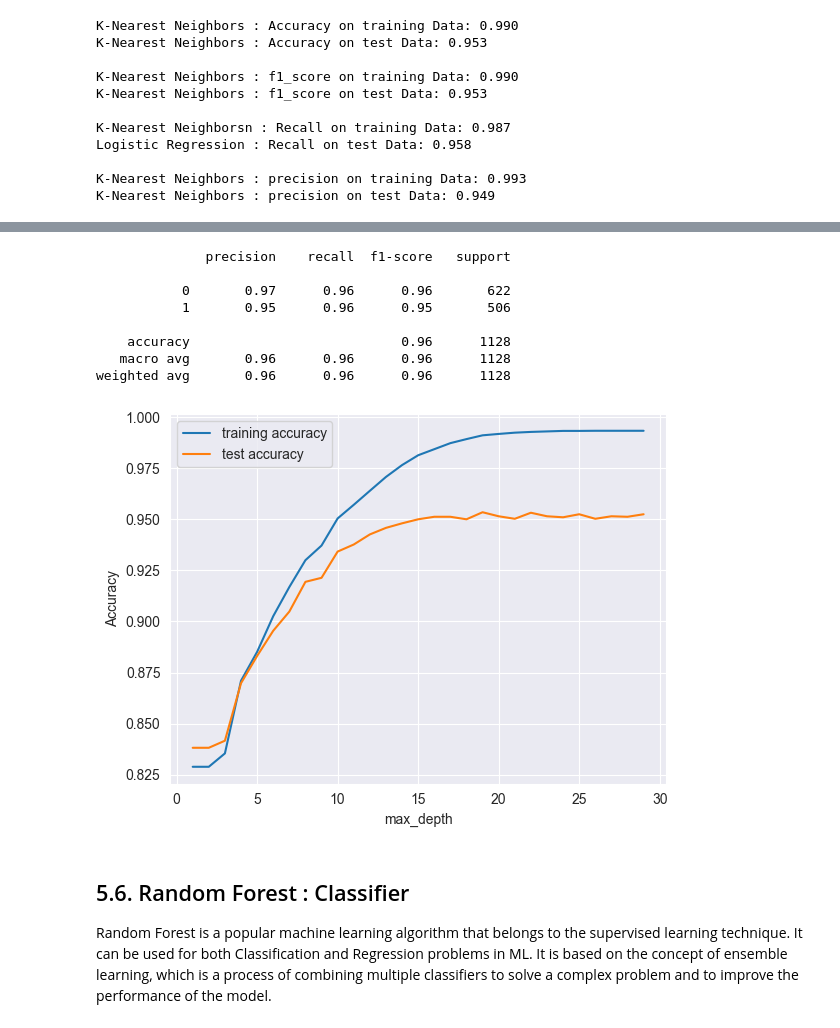
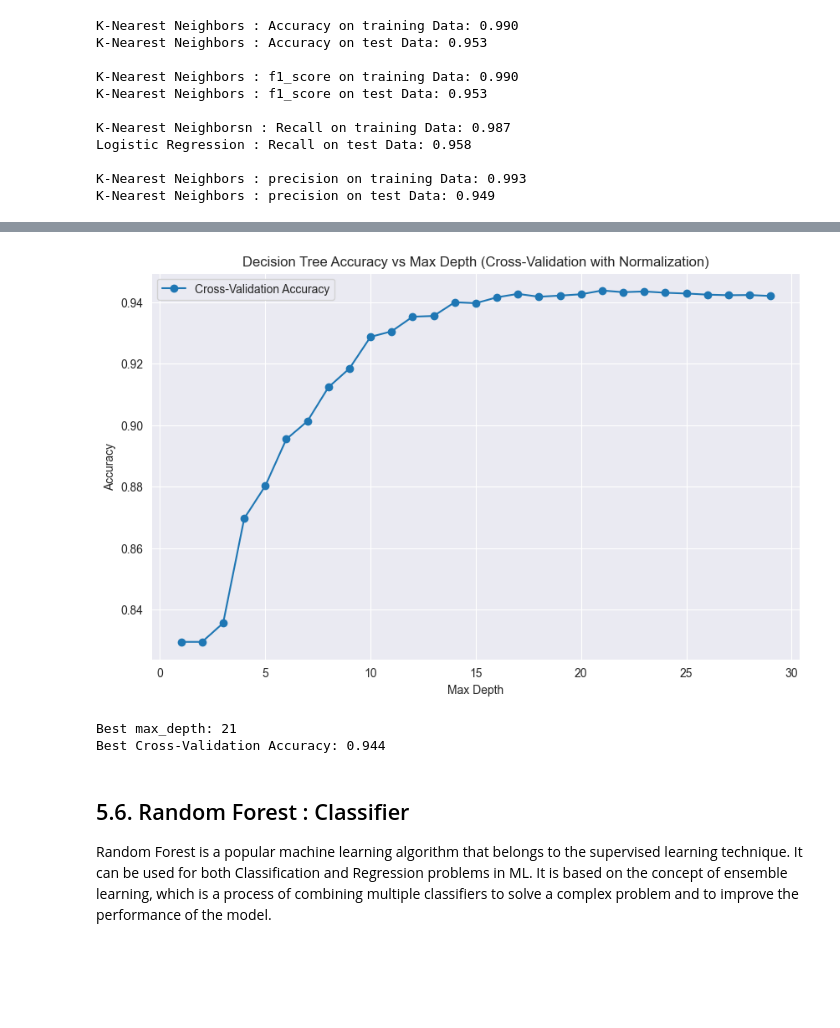
Before and after one commit to HarryD97/URL-Content-based-Phishing-Website-Detection-using-Machine-Learning, a Jupyter notebook: Model/Training.ipynb, the cells around one changed output, grey strips where cells are left out. Saved outputs shown, nothing was run; the diff lists cells and outputs as text; code cells hidden in the pictures; blank space fills up the shorter version.

```diff
--- a/Model/Training.ipynb
+++ b/Model/Training.ipynb
@@ -366,40 +468,8 @@ Decision Tree : precision on test Data: 0.949
-# %%
-#computing the classification report of the model
-
-
-print(metrics.classification_report(y_test, y_test_tree))
-# %% [output]
-              precision    recall  f1-score   support
-
-           0       0.97      0.96      0.96       622
-           1       0.95      0.96      0.95       506
-
-    accuracy                           0.96      1128
-   macro avg       0.96      0.96      0.96      1128
-weighted avg       0.96      0.96      0.96      1128
 # %%
-training_accuracy = []
-test_accuracy = []
-# try max_depth from 1 to 30
-depth = range(1,30)
-for n in depth:
-    tree_test = DecisionTreeClassifier(max_depth=n)
-
-    tree_test.fit(X_train, y_train)
-    # record training set accuracy
-    training_accuracy.append(tree_test.score(X_train, y_train))
-    # record generalization accuracy
-    test_accuracy.append(tree_test.score(X_test, y_test))
-
-
-#plotting the training & testing accuracy for max_depth from 1 to 30
-plt.plot(depth, training_accuracy, label="training accuracy")
-plt.plot(depth, test_accuracy, label="test accuracy")
-plt.ylabel("Accuracy")
-plt.xlabel("max_depth")
-plt.legend();
 # %% [output]
-[figure, old version]
+[figure, new version]
+Best max_depth: 21
+Best Cross-Validation Accuracy: 0.944
 # %%
 #storing the results. The below mentioned order of parameter passing is important.
 
```
Also changed, not shown: parts of 20 cells of this notebook, 2 other files.
